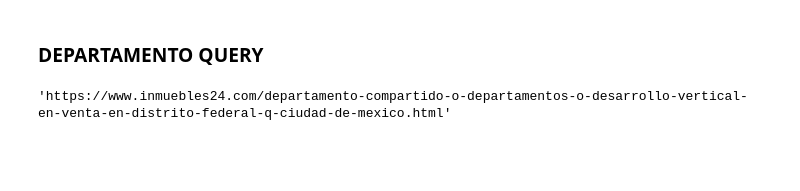
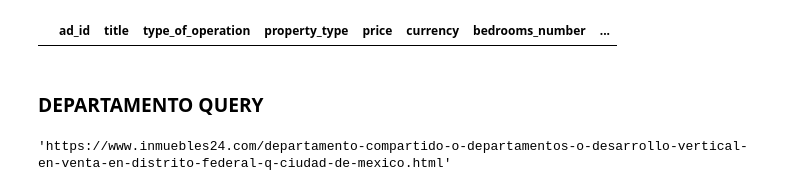
Before and after one commit to trezeget-1/meli_project, a Jupyter notebook: Inmuebles 24 - Scrape.ipynb, the cells around one changed output. Saved outputs shown, nothing was run; the diff lists cells and outputs as text; code cells hidden in the pictures; blank space fills up the shorter version.

```diff
--- a/Inmuebles 24 - Scrape.ipynb
+++ b/Inmuebles 24 - Scrape.ipynb
@@ -46,0 +297,4 @@ https://www.inmuebles24.com/casas-o-desarrollo-horizontal-o-duplex-o-casa-uso-de
+# %%
+properties_24_df[properties_24_df.duplicated(subset=['ad_id'])]
+# %% [output]
+|  | ad_id | title | type_of_operation | property_type | price | currency | bedrooms_number | ... |
```
Also changed, not shown: parts of 20 cells of this notebook.
